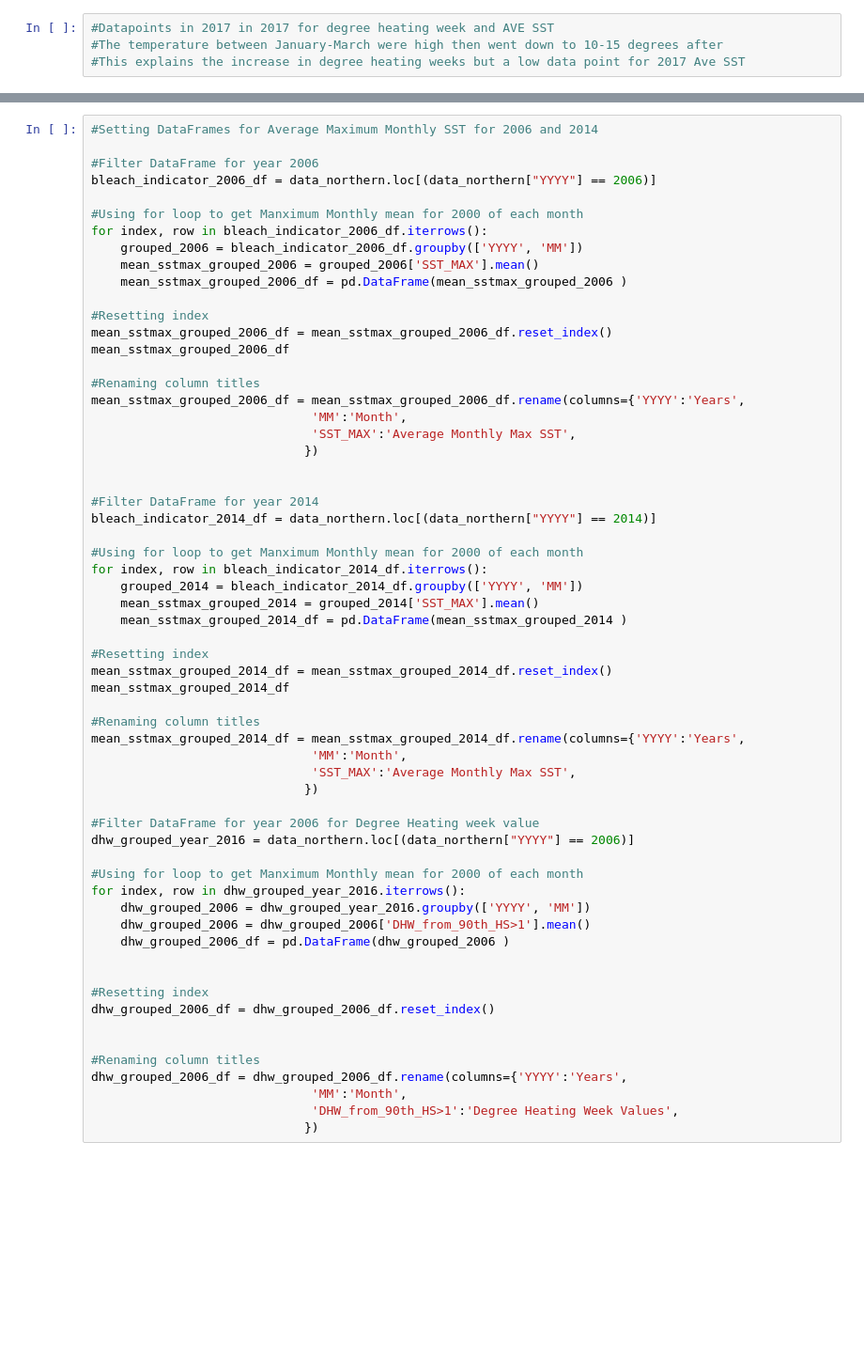
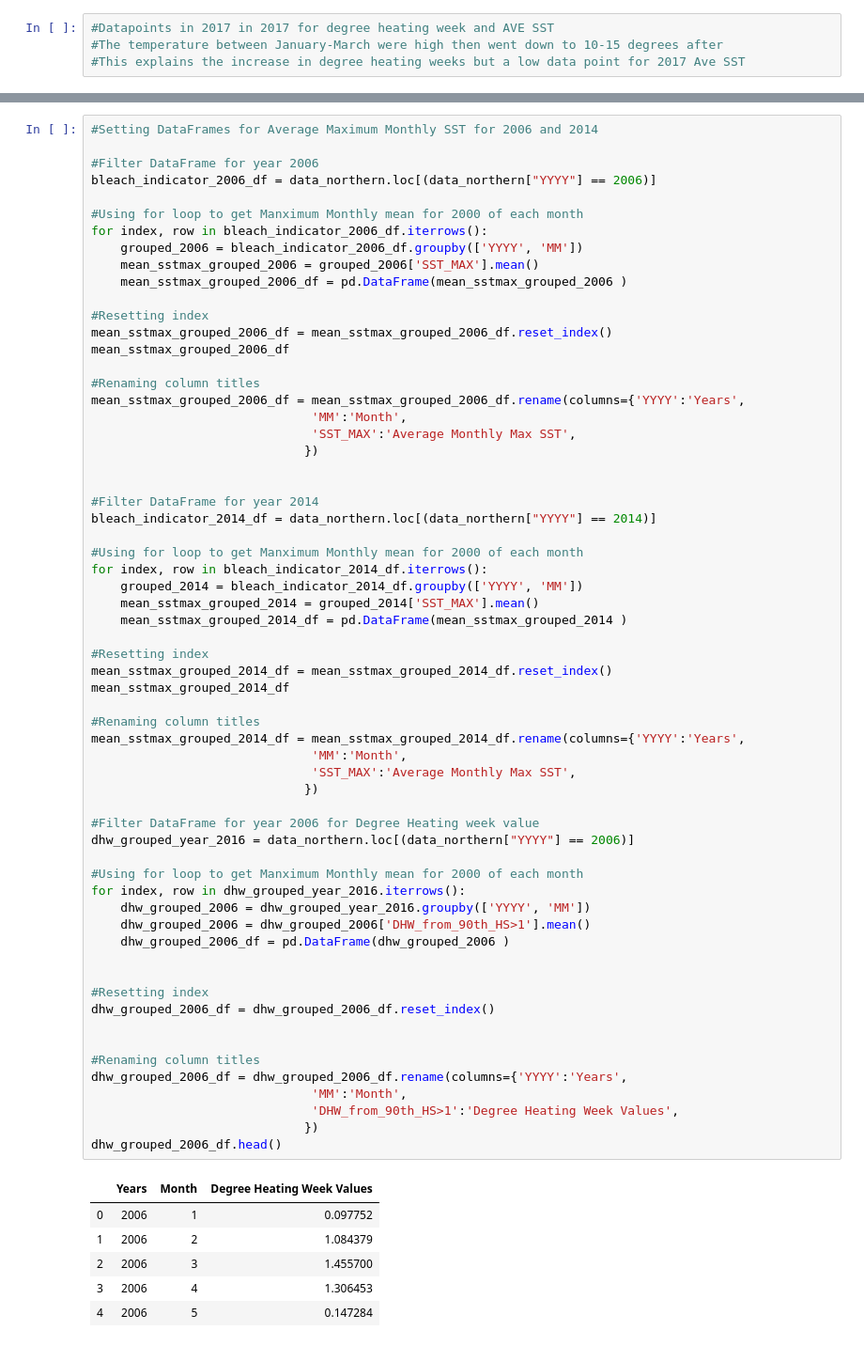
Before and after one commit to Aastha-Arora/Great-Barrier-Reef, a Jupyter notebook: Data Exploration/Northern.ipynb, the cells around one changed output, grey strips where cells are left out. Shown at 94% size. Drawn from its saved outputs; the diff is of its cells as text; blank space fills up the shorter version.

```diff
--- a/Data Exploration/Northern.ipynb
+++ b/Data Exploration/Northern.ipynb
@@ -698,31 +819,39 @@ for index, row in bleach_indicator_2014_df.iterrows():
 
 #Resetting index
 mean_sstmax_grouped_2014_df = mean_sstmax_grouped_2014_df.reset_index()
 mean_sstmax_grouped_2014_df
 
 #Renaming column titles
 mean_sstmax_grouped_2014_df = mean_sstmax_grouped_2014_df.rename(columns={'YYYY':'Years',
                               'MM':'Month',
                               'SST_MAX':'Average Monthly Max SST',
                              })
 
 #Filter DataFrame for year 2006 for Degree Heating week value
 dhw_grouped_year_2016 = data_northern.loc[(data_northern["YYYY"] == 2006)]
 
 #Using for loop to get Manximum Monthly mean for 2000 of each month
 for index, row in dhw_grouped_year_2016.iterrows():
     dhw_grouped_2006 = dhw_grouped_year_2016.groupby(['YYYY', 'MM'])
     dhw_grouped_2006 = dhw_grouped_2006['DHW_from_90th_HS>1'].mean()
     dhw_grouped_2006_df = pd.DataFrame(dhw_grouped_2006 )
 
 
 #Resetting index
 dhw_grouped_2006_df = dhw_grouped_2006_df.reset_index()
 
 
 #Renaming column titles
 dhw_grouped_2006_df = dhw_grouped_2006_df.rename(columns={'YYYY':'Years',
                               'MM':'Month',
                               'DHW_from_90th_HS>1':'Degree Heating Week Values',
                              })
+dhw_grouped_2006_df.head()
+# %% [output]
+|  | Years | Month | Degree Heating Week Values |
+| 0 | 2006 | 1 | 0.097752 |
+| 1 | 2006 | 2 | 1.084379 |
+| 2 | 2006 | 3 | 1.455700 |
+| 3 | 2006 | 4 | 1.306453 |
+| 4 | 2006 | 5 | 0.147284 |
 # %%
```
Also changed, not shown: parts of 26 cells of this notebook.
